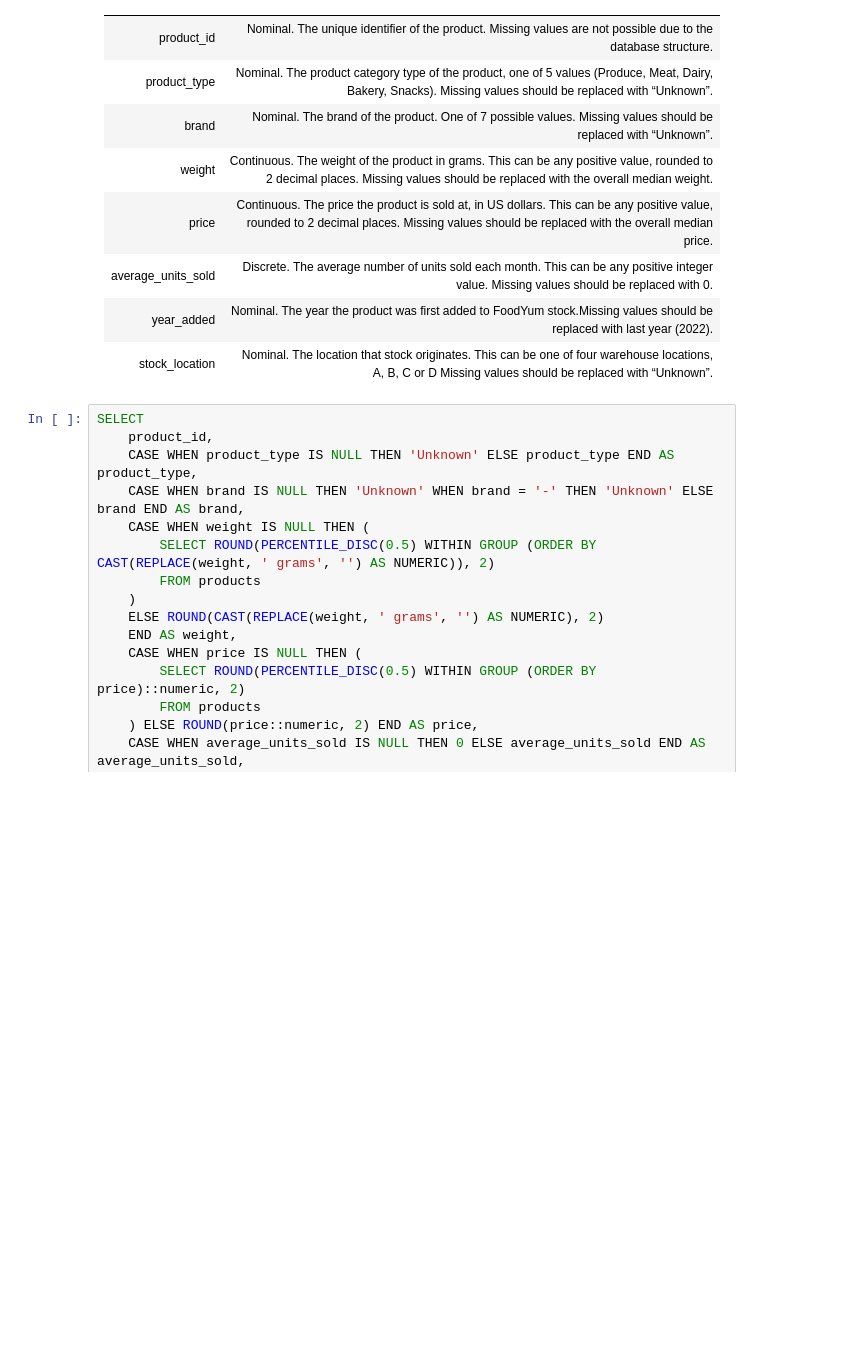
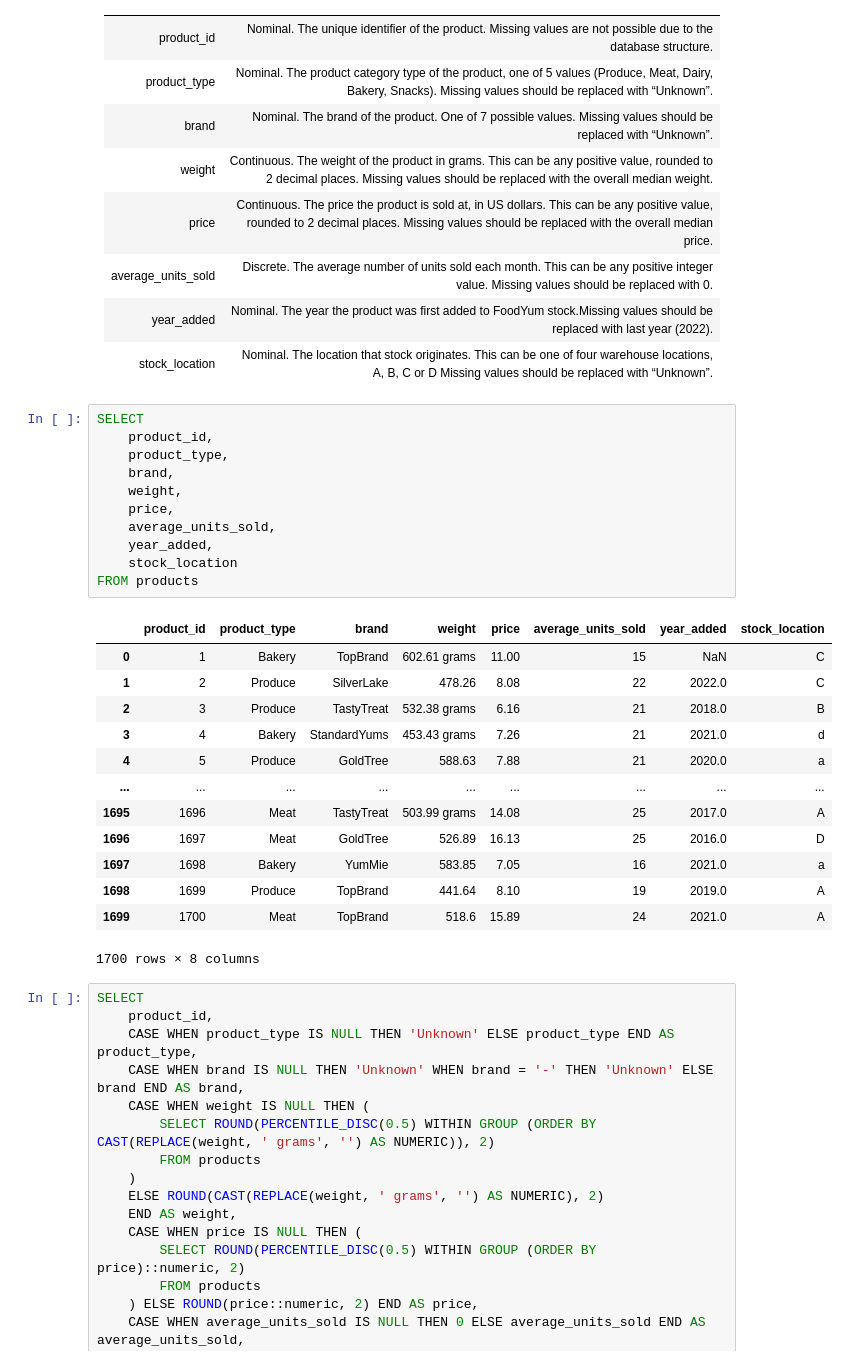
Before and after one commit to AkuwuTumapel/DataCamp-ADA-Practical-Exam, a Jupyter notebook: associate_data_analyst_practical_code.ipynb, the cells around one changed output. Cells and saved outputs as stored; diff of their text form; blank space fills up the shorter version.

```diff
--- a/associate_data_analyst_practical_code.ipynb
+++ b/associate_data_analyst_practical_code.ipynb
@@ -53,6 +71,31 @@ Write a query to ensure the product data matches the description provided. Do no
 | average_units_sold | Discrete. The average number of units sold each month. This can be any positive integer value. </br>Missing values should be replaced with 0. |
 | year_added | Nominal. The year the product was first added to FoodYum stock.</br>Missing values should be replaced with last year (2022). |
 | stock_location | Nominal. The location that stock originates. This can be one of four warehouse locations, A, B, C or D </br>Missing values should be replaced with “Unknown”. |
+# %%
+SELECT
+	product_id,
+	product_type,
+	brand,
+	weight,
+	price,
+	average_units_sold,
+	year_added,
+	stock_location
+FROM products
+# %% [output]
+|  | product_id | product_type | brand | weight | price | average_units_sold | year_added | stock_location |
+| 0 | 1 | Bakery | TopBrand | 602.61 grams | 11.00 | 15 | NaN | C |
+| 1 | 2 | Produce | SilverLake | 478.26 | 8.08 | 22 | 2022.0 | C |
+| 2 | 3 | Produce | TastyTreat | 532.38 grams | 6.16 | 21 | 2018.0 | B |
+| 3 | 4 | Bakery | StandardYums | 453.43 grams | 7.26 | 21 | 2021.0 | d |
+| 4 | 5 | Produce | GoldTree | 588.63 | 7.88 | 21 | 2020.0 | a |
+| ... | ... | ... | ... | ... | ... | ... | ... | ... |
+| 1695 | 1696 | Meat | TastyTreat | 503.99 grams | 14.08 | 25 | 2017.0 | A |
+| 1696 | 1697 | Meat | GoldTree | 526.89 | 16.13 | 25 | 2016.0 | D |
+| 1697 | 1698 | Bakery | YumMie | 583.85 | 7.05 | 16 | 2021.0 | a |
+| 1698 | 1699 | Produce | TopBrand | 441.64 | 8.10 | 19 | 2019.0 | A |
+| 1699 | 1700 | Meat | TopBrand | 518.6 | 15.89 | 24 | 2021.0 | A |
+1700 rows × 8 columns
 # %%
 SELECT
 	product_id,
```
Also changed, not shown: parts of 1 cell of this notebook, 1 other file.
